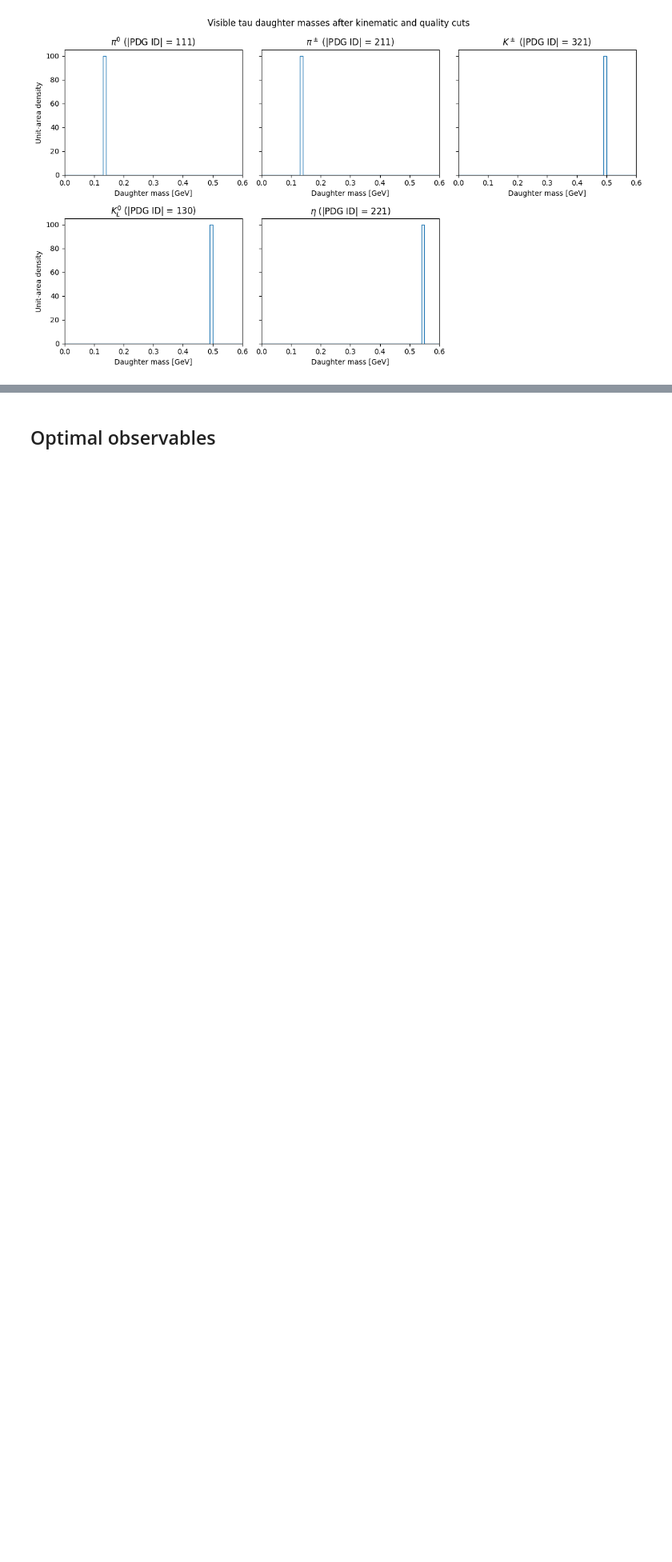
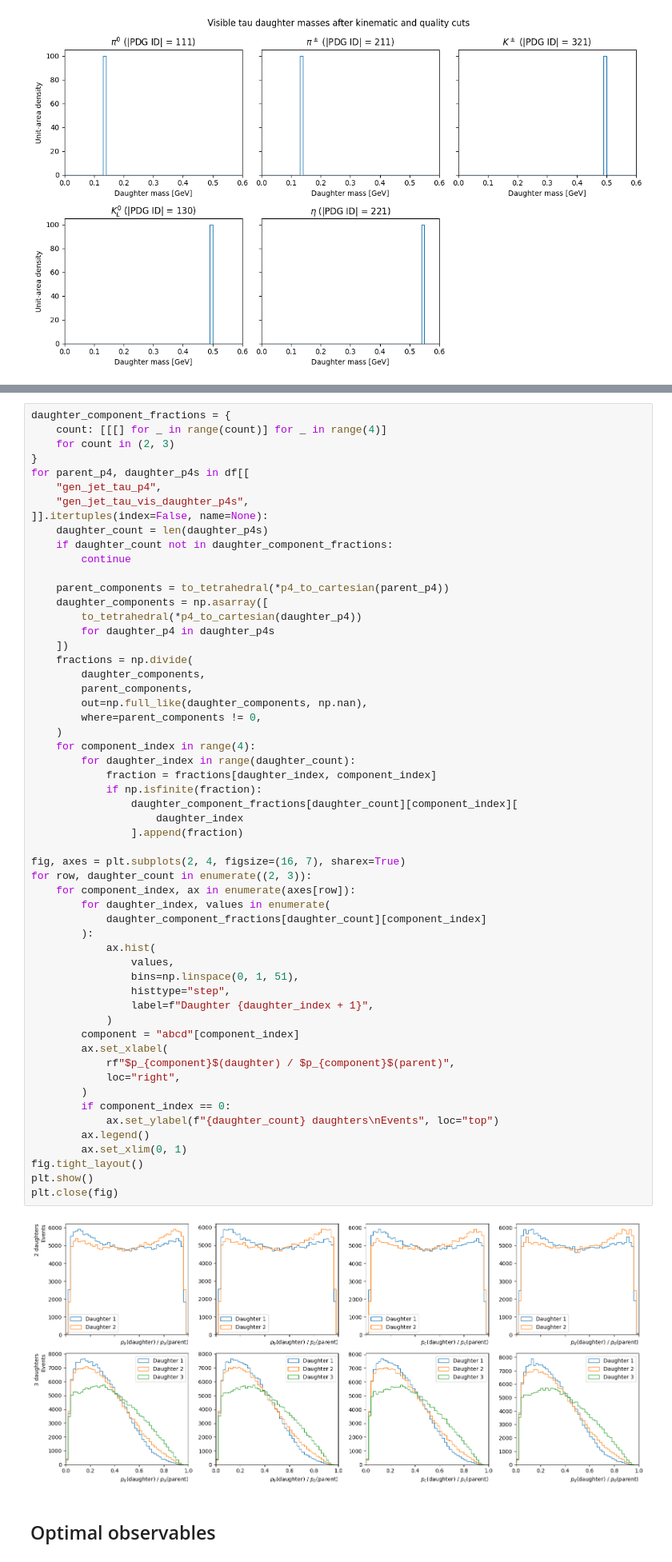
Before and after one commit to ktht/ml-tau-model, a Jupyter notebook: mltau/notebooks/gen-level-studies.ipynb, the cells around one changed output, grey strips where cells are left out. Shown at 80% size. Cells and saved outputs as stored; diff of their text form; blank space fills up the shorter version.

```diff
--- a/mltau/notebooks/gen-level-studies.ipynb
+++ b/mltau/notebooks/gen-level-studies.ipynb
@@ -615,3 +739,61 @@ plt.close()
+# %%
+daughter_component_fractions = {
+    count: [[[] for _ in range(count)] for _ in range(4)]
+    for count in (2, 3)
+}
+for parent_p4, daughter_p4s in df[[
+    "gen_jet_tau_p4",
+    "gen_jet_tau_vis_daughter_p4s",
+]].itertuples(index=False, name=None):
+    daughter_count = len(daughter_p4s)
+    if daughter_count not in daughter_component_fractions:
+        continue
+
+    parent_components = to_tetrahedral(*p4_to_cartesian(parent_p4))
+    daughter_components = np.asarray([
+        to_tetrahedral(*p4_to_cartesian(daughter_p4))
+        for daughter_p4 in daughter_p4s
+    ])
+    fractions = np.divide(
+        daughter_components,
+        parent_components,
+        out=np.full_like(daughter_components, np.nan),
+        where=parent_components != 0,
+    )
+    for component_index in range(4):
+        for daughter_index in range(daughter_count):
+            fraction = fractions[daughter_index, component_index]
+            if np.isfinite(fraction):
+                daughter_component_fractions[daughter_count][component_index][
+                    daughter_index
+                ].append(fraction)
+
+fig, axes = plt.subplots(2, 4, figsize=(16, 7), sharex=True)
+for row, daughter_count in enumerate((2, 3)):
+    for component_index, ax in enumerate(axes[row]):
+        for daughter_index, values in enumerate(
+            daughter_component_fractions[daughter_count][component_index]
+        ):
+            ax.hist(
+                values,
+                bins=np.linspace(0, 1, 51),
+                histtype="step",
+                label=f"Daughter {daughter_index + 1}",
+            )
+        component = "abcd"[component_index]
+        ax.set_xlabel(
+            rf"$p_{component}$(daughter) / $p_{component}$(parent)",
+            loc="right",
+        )
+        if component_index == 0:
+            ax.set_ylabel(f"{daughter_count} daughters\nEvents", loc="top")
+        ax.legend()
+        ax.set_xlim(0, 1)
+fig.tight_layout()
+plt.show()
+plt.close(fig)
+# %% [output]
+[figure, added]
 # %% [markdown]
 ## Optimal observables
 # %% [markdown]
```
Also changed, not shown: parts of 5 cells of this notebook.
